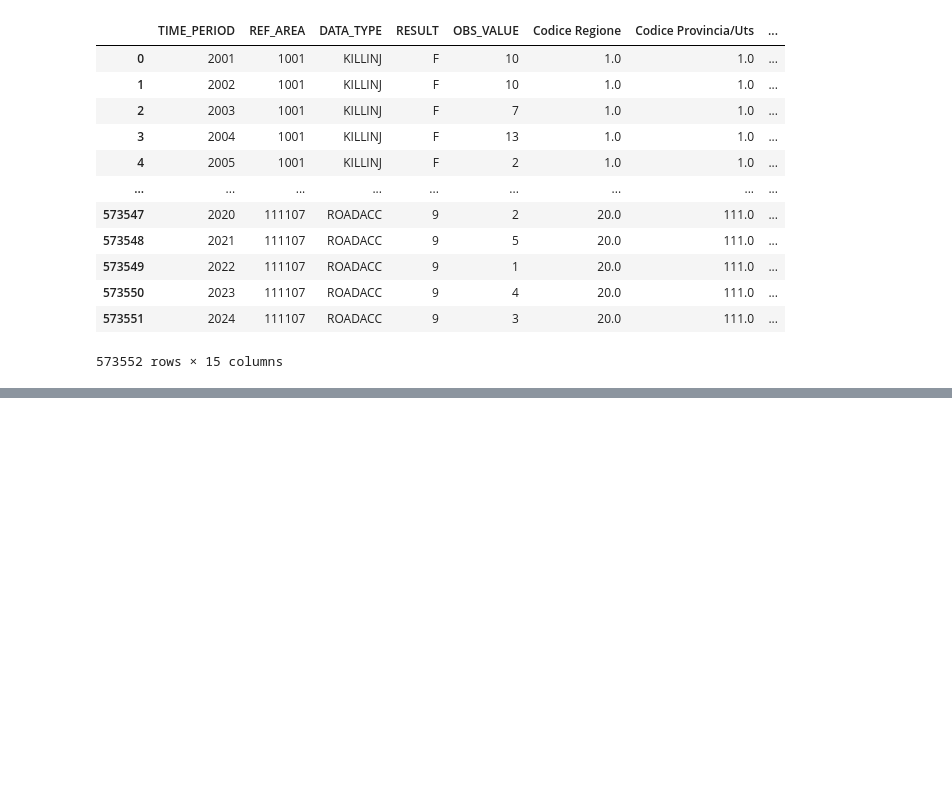
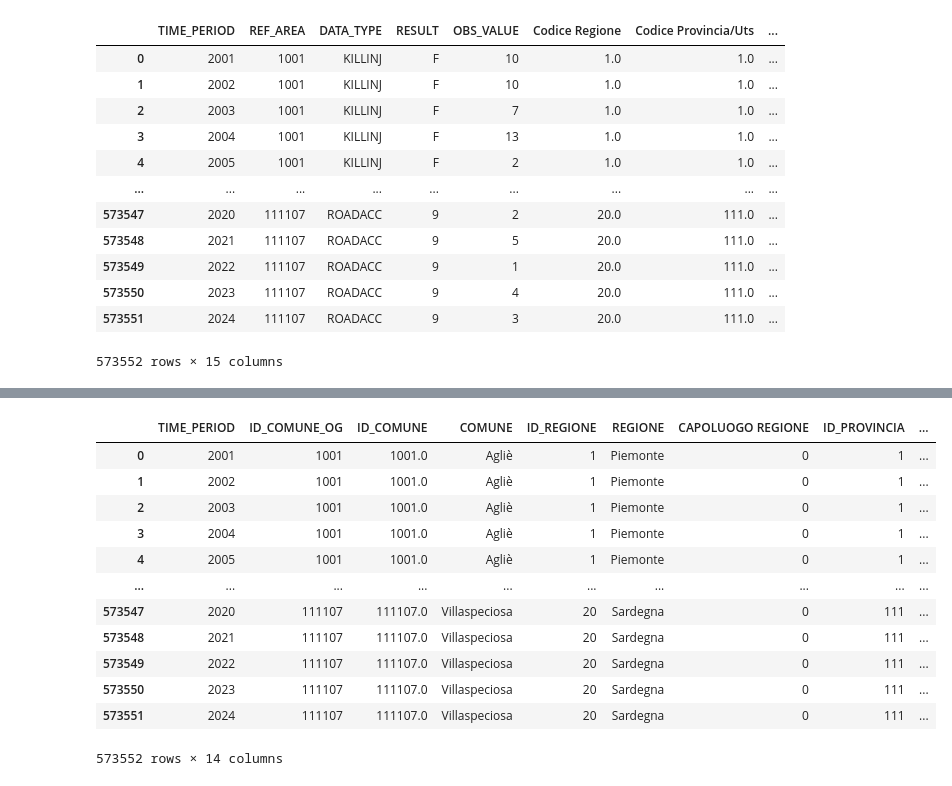
Before and after one commit to EliaValenti/Road_accidents_analysis, a Jupyter notebook: Notebooks/01cleaning_overview.ipynb, the cells around one changed output, grey strips where cells are left out. Cells and saved outputs as stored; diff of their text form; code cells hidden in the pictures; blank space fills up the shorter version.

```diff
--- a/Notebooks/01_V2_cleaning_overview.ipynb
+++ b/Notebooks/01cleaning_overview.ipynb
@@ -744,0 +1053,32 @@ Name: count, dtype: int64
+# %%
+#Sistemo ordine delle colonne
+df_final_clean = df_final_clean[["TIME_PERIOD",
+                                 "ID_COMUNE_OG",
+                                "ID_COMUNE",
+                                "COMUNE",
+                                "ID_REGIONE",
+                                "REGIONE",
+                                "CAPOLUOGO REGIONE",
+                                "ID_PROVINCIA",
+                                "CAPOLUOGO PROVINCIA",
+                                "DATA_TYPE",
+                                "RESULT",
+                                "OBS_VALUE",
+                                "RESIDENTI",
+                                "SUPERFICIE (KMQ)"]]
+
+df_final_clean
+# %% [output]
+|  | TIME_PERIOD | ID_COMUNE_OG | ID_COMUNE | COMUNE | ID_REGIONE | REGIONE | CAPOLUOGO REGIONE | ID_PROVINCIA | ... |
+| 0 | 2001 | 1001 | 1001.0 | Agliè | 1 | Piemonte | 0 | 1 | ... |
+| 1 | 2002 | 1001 | 1001.0 | Agliè | 1 | Piemonte | 0 | 1 | ... |
+| 2 | 2003 | 1001 | 1001.0 | Agliè | 1 | Piemonte | 0 | 1 | ... |
+| 3 | 2004 | 1001 | 1001.0 | Agliè | 1 | Piemonte | 0 | 1 | ... |
+| 4 | 2005 | 1001 | 1001.0 | Agliè | 1 | Piemonte | 0 | 1 | ... |
+| ... | ... | ... | ... | ... | ... | ... | ... | ... | ... |
+| 573547 | 2020 | 111107 | 111107.0 | Villaspeciosa | 20 | Sardegna | 0 | 111 | ... |
+| 573548 | 2021 | 111107 | 111107.0 | Villaspeciosa | 20 | Sardegna | 0 | 111 | ... |
+| 573549 | 2022 | 111107 | 111107.0 | Villaspeciosa | 20 | Sardegna | 0 | 111 | ... |
+| 573550 | 2023 | 111107 | 111107.0 | Villaspeciosa | 20 | Sardegna | 0 | 111 | ... |
+| 573551 | 2024 | 111107 | 111107.0 | Villaspeciosa | 20 | Sardegna | 0 | 111 | ... |
+573552 rows × 14 columns
```
Also changed, not shown: parts of 76 cells of this notebook, 10 other files.
